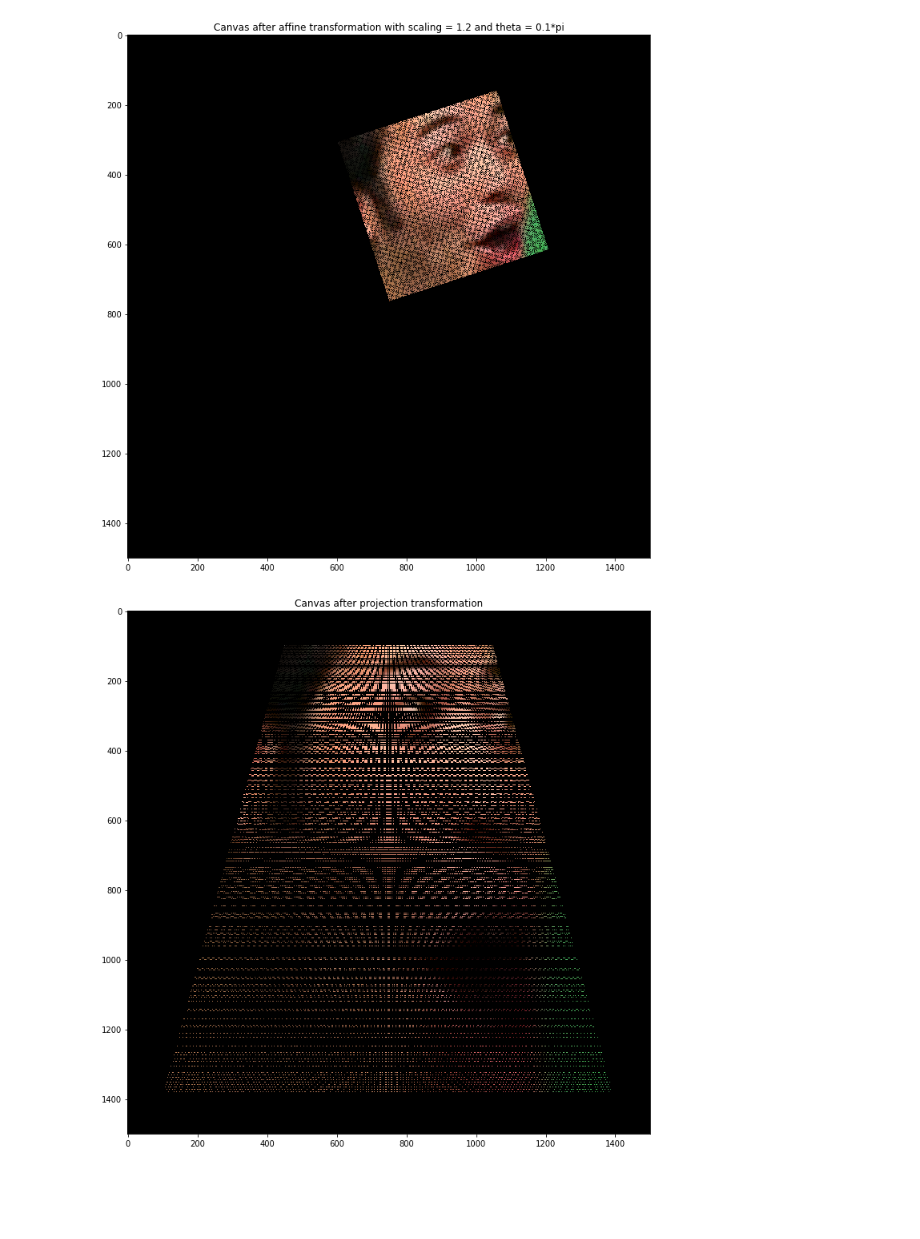
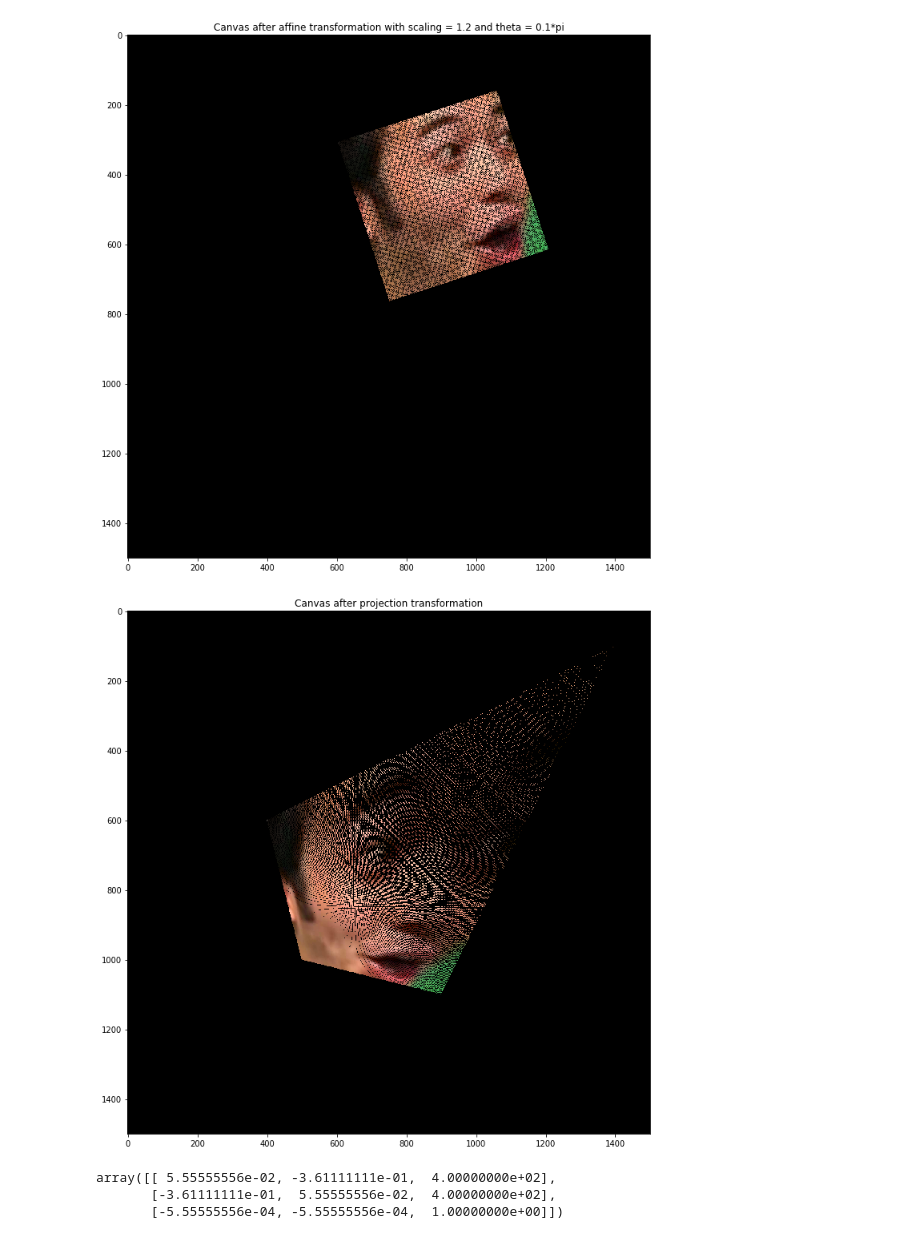
Before and after one commit to maufirf/es112_2dtransform, a Jupyter notebook: nukesite.ipynb, the cells around one changed output. Cells and saved outputs as stored; diff of their text form; code cells hidden in the pictures; blank space fills up the shorter version.

```diff
--- a/nukesite.ipynb
+++ b/nukesite.ipynb
@@ -163,10 +163,10 @@ c_bl_or = np.array([pogxoffset, pogyoffset+pogy, 1]).T
 c_br_or = np.array([pogxoffset+pogx, pogyoffset+pogy, 1]).T
 c_or_arr = [c_tl_or, c_tr_or, c_bl_or, c_br_or]
 # And i want to project perspectively it to:
-c_tl_tg = np.array([450, 100, 1]).T
-c_tr_tg = np.array([1050, 100, 1]).T
-c_bl_tg = np.array([100, 1400, 1]).T
-c_br_tg = np.array([1400, 1400, 1]).T
+c_tl_tg = np.array([400, 600, 1]).T
+c_tr_tg = np.array([1400, 100, 1]).T
+c_bl_tg = np.array([500, 1000, 1]).T
+c_br_tg = np.array([900, 1100, 1]).T
 c_tg_arr = [c_tl_tg, c_tr_tg, c_bl_tg, c_br_tg]
 
 # https://engineering.purdue.edu/kak/computervision/ECE661Folder/Lecture10.pdf
@@ -180,32 +180,46 @@ def expand_p_to_mat(p_or, p_tg):
     x_or, y_or, _ = p_or.T
     x_tg, y_tg, _ = p_tg.T
     return np.array([
         [-x_or, -y_or, -1, 0, 0, 0, x_or*x_tg, y_or*x_tg, x_tg],
         [0, 0, 0, -x_or, -y_or, -1, x_or*y_tg, y_or*y_tg, y_tg]
     ])
 
 def stack_p(p_or_arr, p_tg_arr):
     n = len(p_or_arr)
     out = np.zeros(((2*n)+1, 9))
     for i in range(n):
         out[i*2:i*2+2,:] = expand_p_to_mat(p_or_arr[i],p_tg_arr[i])
     out[-1,-1]=1
     return out
 
 c_P = stack_p(c_or_arr, c_tg_arr)
 c_0 = np.zeros(9)
 c_0[-1]=1
 c_H = (np.linalg.inv(c_P) @ c_0.T).reshape(3,3)
 
 for y in range(pogyoffset,pogy+pogyoffset):
     for x in range(pogxoffset,pogx+pogxoffset):
         nu_wx, nu_wy, nu_w = c_H @ np.array([x, y, 1]).T
         #print(int(nu_wx), int(nu_wy), int(nu_w), '|', int(nu_wx/nu_w), int(nu_wy/nu_w))
-        canvas_proj[int(nu_wy/nu_w)%1500,int(nu_wx/nu_w)%1500]=canvas_orig[y,x]
+        canvas_proj[int(np.round(nu_wy/nu_w))%1500,int(np.round(nu_wx/nu_w))%1500]=canvas_orig[y,x]
 
 plt.imshow(canvas_proj)
 plt.title('Canvas after projection transformation')
 plt.savefig(f"dump/{impath[impath.rindex('/'):impath.index('.')]}_proj.png")
 plt.show()
 # %% [output]
-[figure, old version]
+[figure, new version]
+# %%
+lluth_A = [np.array([0,0,1]).T,np.array([0,800,1]).T,np.array([450,0,1]).T,np.array([450,800,1]).T]
+lluth_B = [np.array([221, 258,1]).T, np.array([281, 524,1]).T,np.array([354, 241,1]).T, np.array([395, 537,1]).T]
+
+lluth_P = stack_p(lluth_A, lluth_B)
+lluth_0 = np.zeros(9)
+lluth_0[-1]=1
+lluth_H = (np.linalg.inv(c_P) @ c_0.T).reshape(3,3)
+
+lluth_H
+# %% [output]
+array([[ 5.55555556e-02, -3.61111111e-01,  4.00000000e+02],
+       [-3.61111111e-01,  5.55555556e-02,  4.00000000e+02],
+       [-5.55555556e-04, -5.55555556e-04,  1.00000000e+00]])
```
Also changed, not shown: parts of 2 cells of this notebook, 10 other files.
